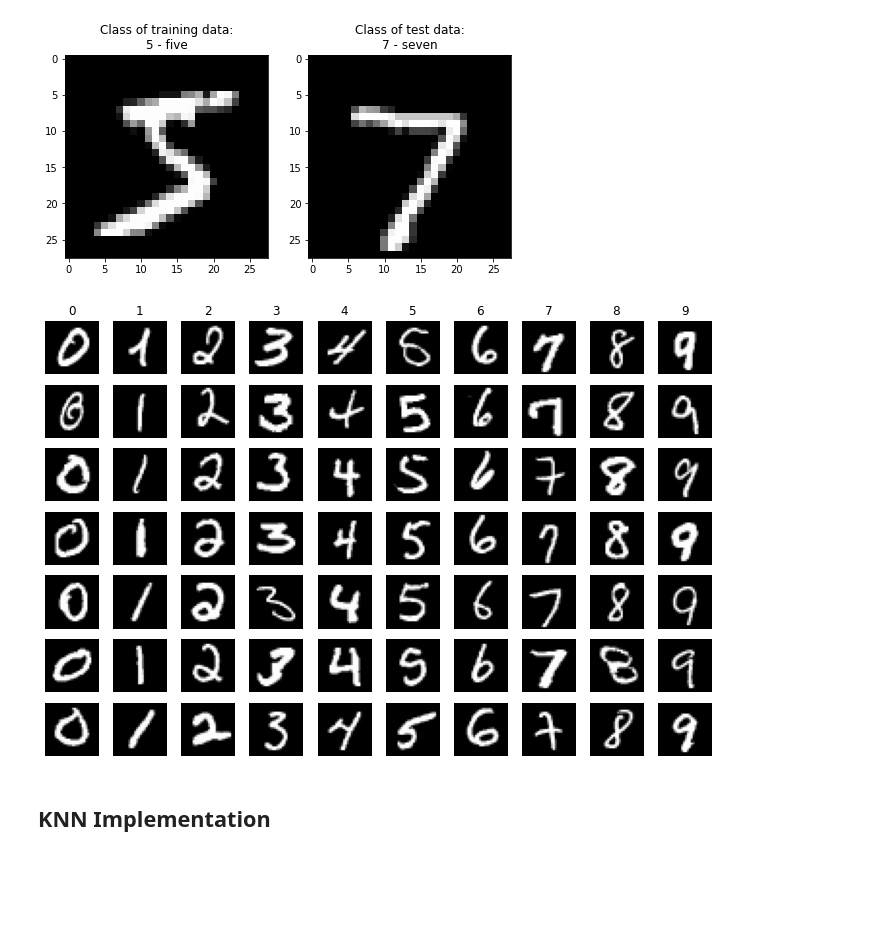
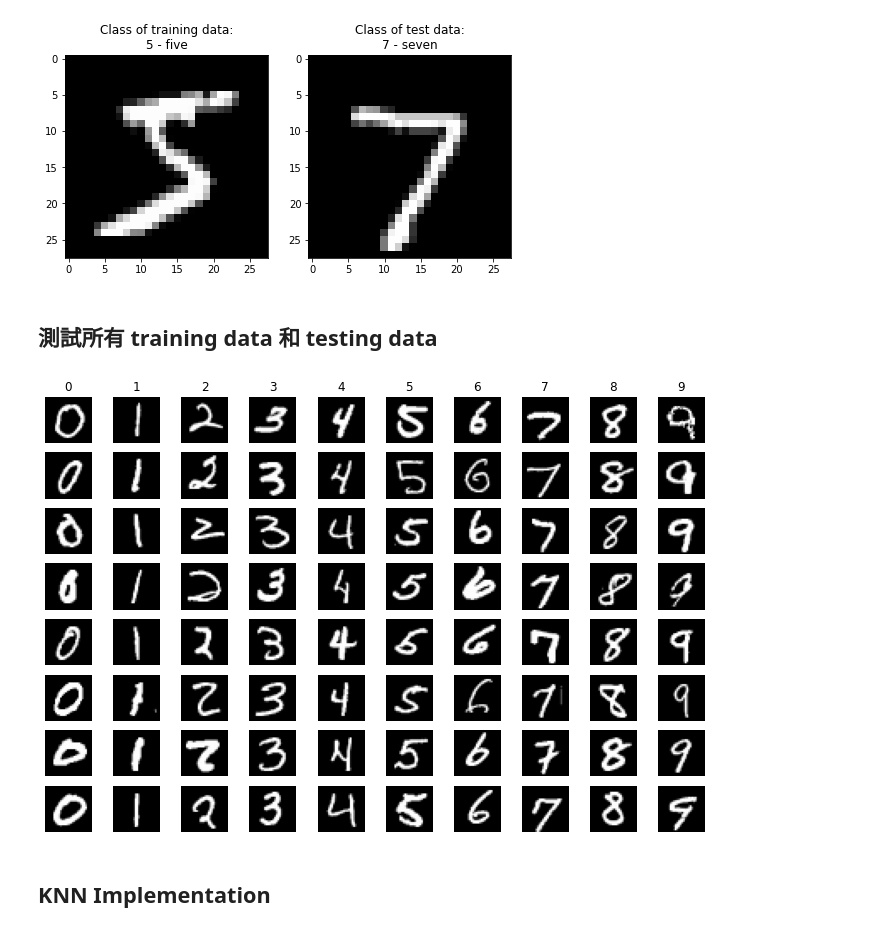
Before and after one commit to jim2832/Deep-Vision, a Jupyter notebook: HW/HW2/HW2.ipynb, the cells around one changed output. Cells and saved outputs as stored; diff of their text form; code cells hidden in the pictures; blank space fills up the shorter version.

```diff
--- a/HW/HW2/HW2.ipynb
+++ b/HW/HW2/HW2.ipynb
@@ -57,23 +59,25 @@ ax2.imshow(test_data[0]); ax2.set_title(f'Class of test data:\n{classes[test_lab
 fig.show()
 # %% [output]
 [figure]
+# %% [markdown]
+## 測試所有 training data 和 testing data
 # %%
 # Display samples of training data from every classes
 plt.rcParams['figure.figsize'] = (12, 8)
 num_classes = len(classes)
-num_example = 7
+num_example = 8 #每一個類別的數量
 for label, _ in enumerate(classes):
-  idxs = np.flatnonzero(train_label == label)
-  idxs = np.random.choice(idxs, num_example, replace=False)
+  idxs = np.flatnonzero(train_label == label) #flatnonzero會回傳非0元素的index
+  idxs = np.random.choice(idxs, size=num_example, replace=False) #代表從idxs中隨機抽取num_example的"不重複"數字
   for i, idx in enumerate(idxs):
     plt_idx = i * num_classes + label + 1
-    plt.subplot(num_example, num_classes, plt_idx)
+    plt.subplot(num_example, num_classes, plt_idx) #plt.subplot(row, column, index)
     plt.imshow(train_data[idx]); plt.axis('off')
     if i == 0:
-      plt.title(label)
+      plt.title(label) #印出類別的index
 plt.show()
 # %% [output]
-[figure, old version]
+[figure, new version]
 # %% [markdown]
 ## KNN Implementation
 # %%
```
Also changed, not shown: parts of 5 cells of this notebook, 6 other files.
